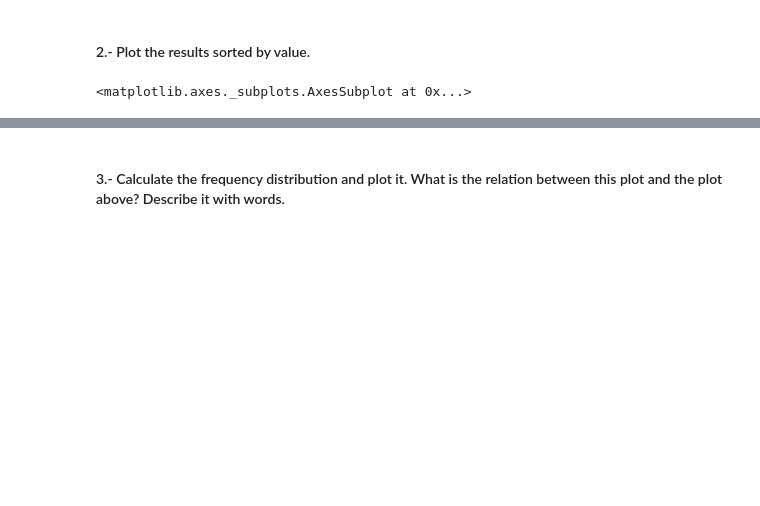
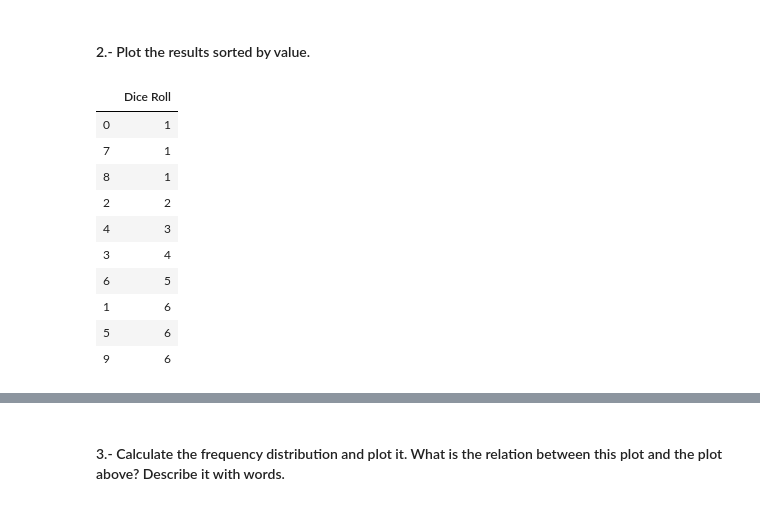
Before and after one commit to ta-data-lis/lab-understanding-descriptive-stats, a Jupyter notebook: your-code/main.ipynb, the cells around one changed output, grey strips where cells are left out. Cells and saved outputs as stored; diff of their text form; code cells hidden in the pictures; blank space fills up the shorter version.

```diff
--- a/your-code/main.ipynb
+++ b/your-code/main.ipynb
@@ -35,6 +41,17 @@ sim.head()
 #### 2.- Plot the results sorted by value.
 # %%
 # your code here
-sim.sort_values(by = 'Dice Roll').plot(use_index = False)
+sim_10_sorted = sim.sort_values(by = 'Dice Roll')
+sim_10_sorted
 # %% [output]
-<matplotlib.axes._subplots.AxesSubplot at 0x...>
+|  | Dice Roll |
+| 0 | 1 |
+| 7 | 1 |
+| 8 | 1 |
+| 2 | 2 |
+| 4 | 3 |
+| 3 | 4 |
+| 6 | 5 |
+| 1 | 6 |
+| 5 | 6 |
+| 9 | 6 |
```
Also changed, not shown: parts of 30 cells of this notebook.
